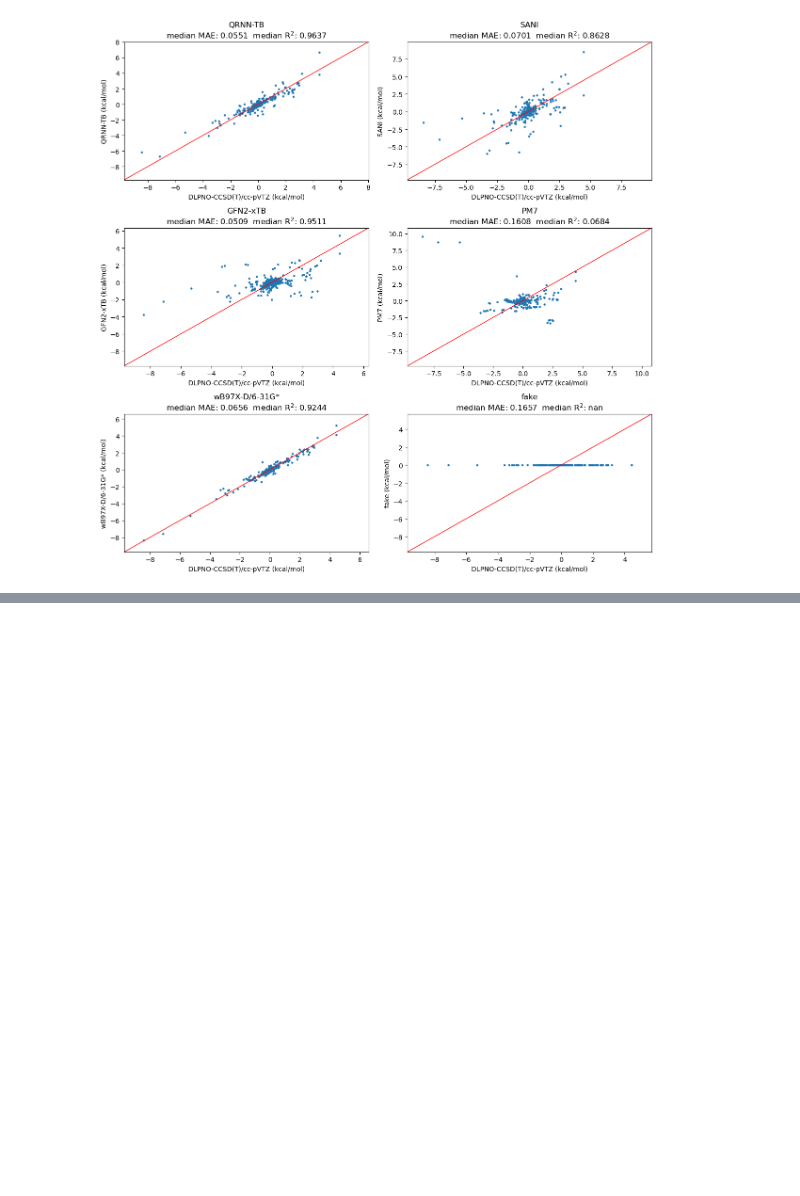
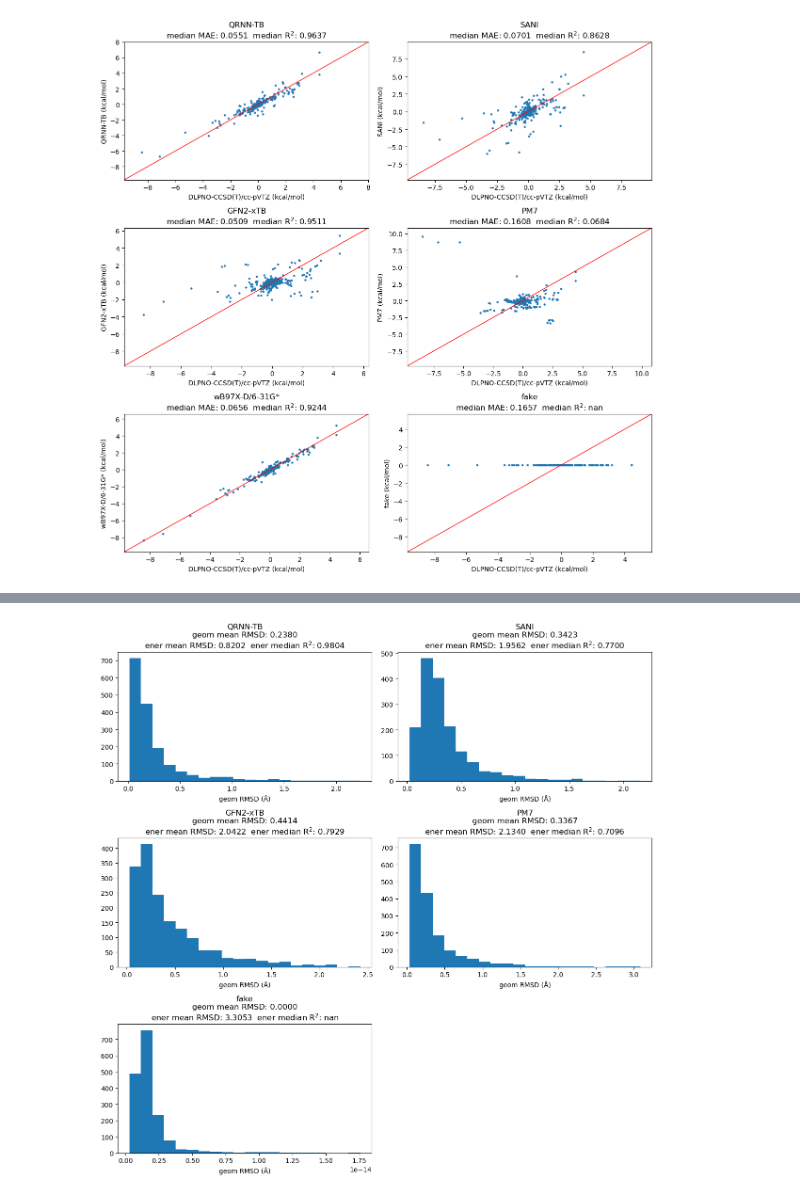
Before and after one commit to WangXinyan940/schrodinger-nnp-benchmark, a Jupyter notebook: test.ipynb, the cells around one changed output, grey strips where cells are left out. Cells and saved outputs as stored; diff of their text form; code cells hidden in the pictures; blank space fills up the shorter version.

```diff
--- a/test.ipynb
+++ b/test.ipynb
@@ -189,3 +257,6 @@ WARNING: group size is 1
 WARNING: group size is 2
 WARNING: group size is 1
 [figure]
+# %%
+analyse_ionic_conformers(name="fake")
+# %% [output]
@@ -191,0 +280 @@ WARNING: group size is 1
+[figure, added]
```
Also changed, not shown: parts of 8 cells of this notebook, 2 other files.
